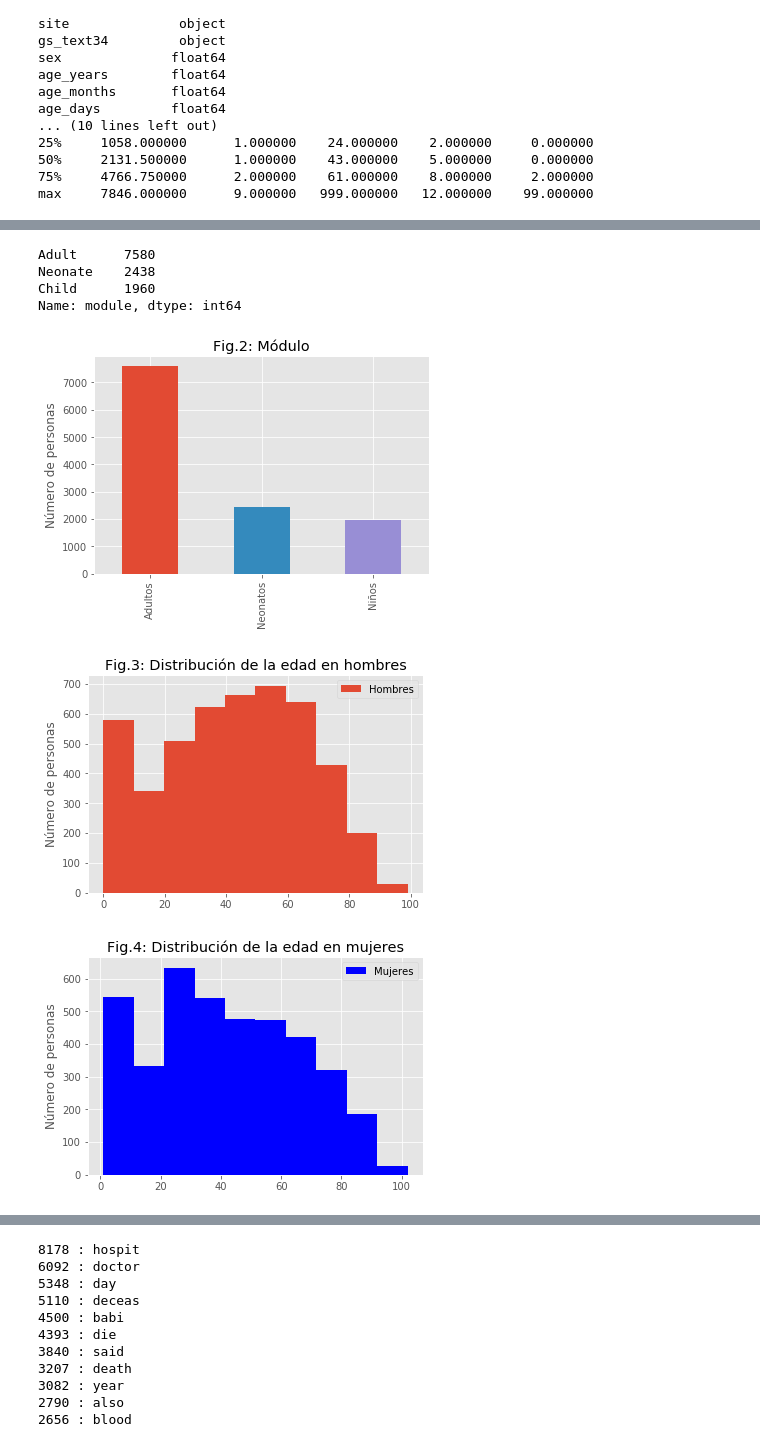
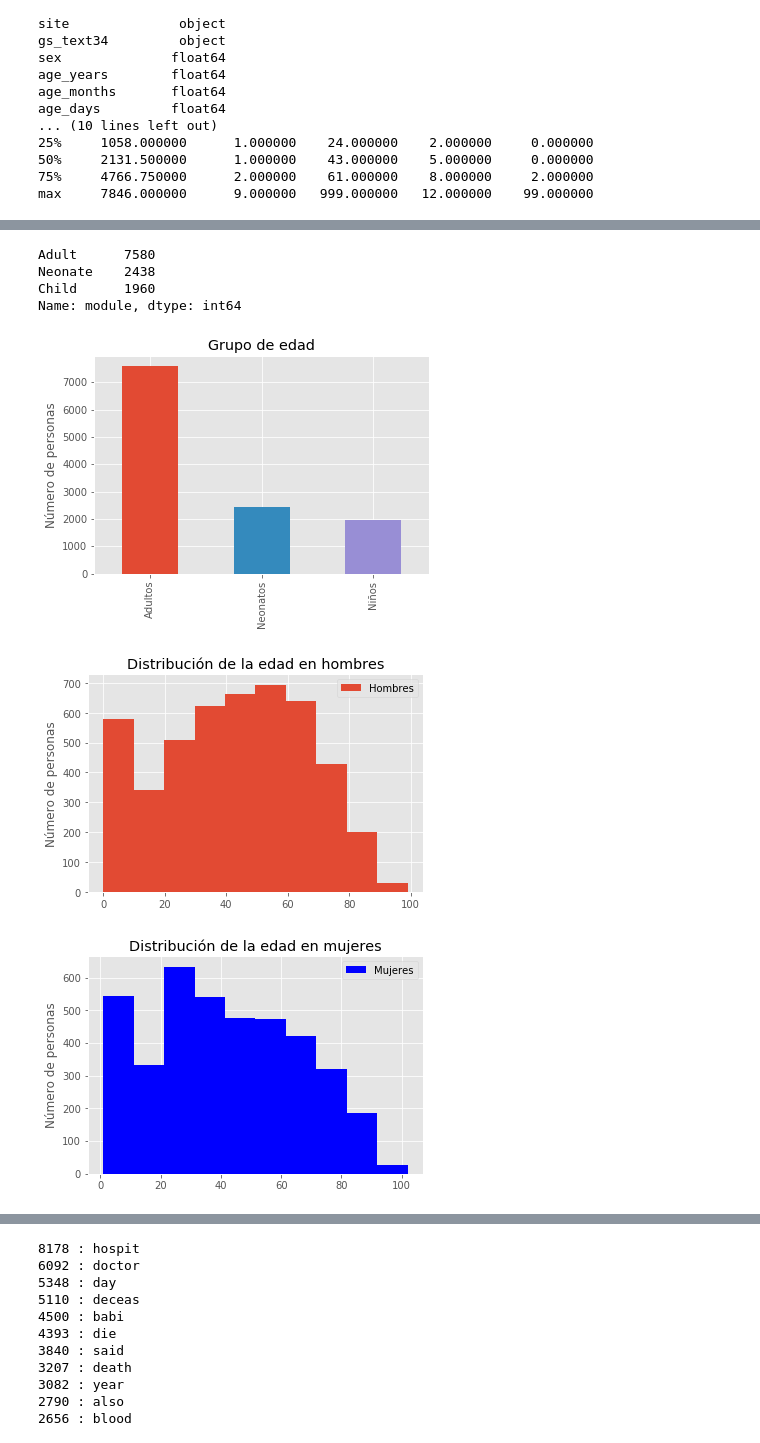
Before and after one commit to AnderRasoVazquez/MD-Proyect, a Jupyter notebook: python/src/jupyter_notebooks/pruebas_proyecto.ipynb, the cells around one changed output, grey strips where cells are left out. Cells and saved outputs as stored; diff of their text form; code cells hidden in the pictures.

```diff
--- a/python/src/jupyter_notebooks/pruebas_proyecto.ipynb
+++ b/python/src/jupyter_notebooks/pruebas_proyecto.ipynb
@@ -77,7 +95,7 @@ print(df['module'].value_counts())
 
 axes = df['module'].value_counts().plot('bar')
 
-plt.title("Fig.2: Módulo")
+plt.title("Grupo de edad")
 plt.ylabel("Número de personas")
 axes.set_xticklabels(('Adultos', 'Neonatos', "Niños"))
 plt.show()
@@ -86,35 +104,35 @@ Adult      7580
 Neonate    2438
 Child      1960
 Name: module, dtype: int64
-[figure, old version]
+[figure, new version]
 # %%
 df_age = df.loc[df['age_years'] != 999]  # quitamos los valores 999
 df_age = df_age.loc[df['sex'] != 9.]
 #prindf_age["sex"].value_counts())
 df_age = df_age[['sex','age_years']]
 #print(df_age)
 #axes = df_age.age_years.hist()
 
 df_age_men = df_age.loc[df_age['sex'] == 1.]
 df_age_women = df_age.loc[df_age['sex'] == 2.]
 
 df_age_men.age_years.hist()
 
-plt.title("Fig.3: Distribución de la edad en hombres")
+plt.title("Distribución de la edad en hombres")
 plt.ylabel("Número de personas")
 plt.legend(labels=["Hombres"])
 plt.show()
 # %% [output]
-[figure, old version]
+[figure, new version]
 # %%
 df_age_women = df_age.loc[df_age['sex'] == 2.]
 
 df_age_women.age_years.hist(color="blue")
 
-plt.title("Fig.4: Distribución de la edad en mujeres")
+plt.title("Distribución de la edad en mujeres")
 plt.ylabel("Número de personas")
 plt.legend(labels=["Mujeres"])
 plt.show()
 # %% [output]
-[figure, old version]
+[figure, new version]
 # %%
```
Also changed, not shown: parts of 7 cells of this notebook.
